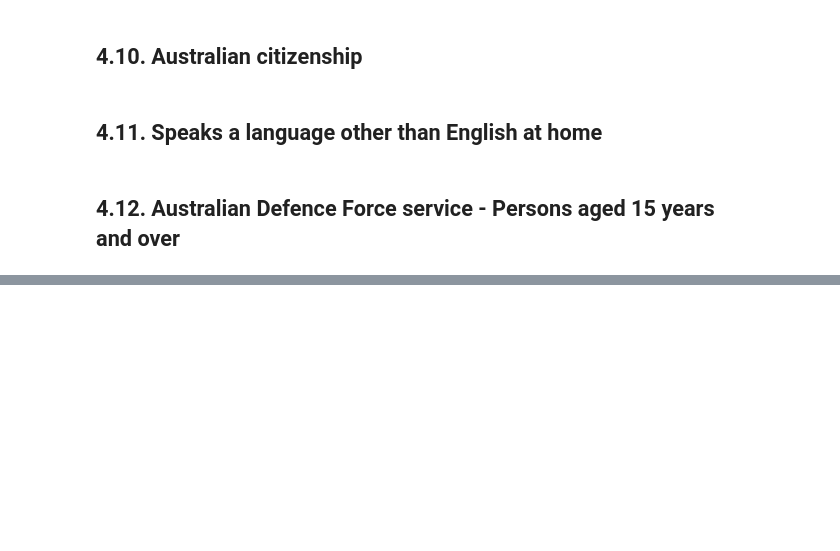
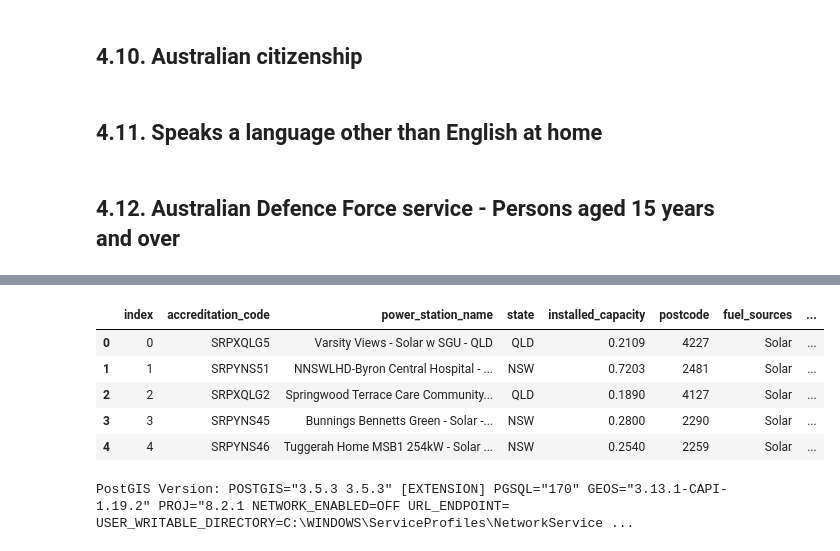
Before and after one commit to mnaufaldr01/de-assignment-1, a Jupyter notebook: assignment1.ipynb, the cells around one changed output, grey strips where cells are left out. Cells and saved outputs as stored; diff of their text form; code cells hidden in the pictures; blank space fills up the shorter version.

```diff
--- a/assignment1.ipynb
+++ b/assignment1.ipynb
@@ -535,0 +512,29 @@ dump_data("Table 2", 6, col_span, 2, table_name, "append")
+# %%
+# Function to return the latitude and longitude of the address using OpenStreetMap Nominatim API
+def geocode_osm(name, state, state_list=None, wait=1):
+    # Base URL for OpenStreetMap Nominatim API
+    base_url = 'https://nominatim.openstreetmap.org/search'
+    headers = {'User-Agent': 'COMP5339'}
+
+    # Try combinations of the address (name, state)
+    address_variants = [name, state]
+
+    for address in address_variants:
+        # Prepare the request parameters
+        params = {'q': address, 'format': 'json'}
+
+        t.sleep(wait)  # Delay to prevent overloading the service
+        # Make a GET request to the Nominatim API
+        response = requests.get(base_url, params=params, headers=headers)
+
+        # Check if the request was successful and if there are results
+        if response.status_code == 200:
+            data = response.json()
+            if data:  # If there's at least one result
+                # Extract latitude and longitude from the first result
+                lat = data[0]['lat']
+                lon = data[0]['lon']
+                return float(lat), float(lon)
+
+        # If no valid location was found, continue with the next address combination
+    return None, None
@@ -535,0 +565,20 @@ dump_data("Table 2", 6, col_span, 2, table_name, "append")
+# %%
+# Apply geocode_osm to each row and unpack results into 'Latitude' and 'Longitude'
+power_station_df['Latitude'], power_station_df['Longitude'] = zip(*power_station_df.apply(lambda row: geocode_osm(row['power_station_name'], row['state']), axis=1))
+
+power_station_df.head()
+# %% [output]
+|  | index | accreditation_code | power_station_name | state | installed_capacity | postcode | fuel_sources | ... |
+| 0 | 0 | SRPXQLG5 | Varsity Views - Solar w SGU - QLD | QLD | 0.2109 | 4227 | Solar | ... |
+| 1 | 1 | SRPYNS51 | NNSWLHD-Byron Central Hospital - ... | NSW | 0.7203 | 2481 | Solar | ... |
+| 2 | 2 | SRPXQLG2 | Springwood Terrace Care Community... | QLD | 0.1890 | 4127 | Solar | ... |
+| 3 | 3 | SRPYNS45 | Bunnings Bennetts Green - Solar -... | NSW | 0.2800 | 2290 | Solar | ... |
+| 4 | 4 | SRPYNS46 | Tuggerah Home MSB1 254kW - Solar ... | NSW | 0.2540 | 2259 | Solar | ... |
+# %%
+# Test connection and check PostGIS status using text() for SQL
+with db_engine.connect() as connection:
+    result = connection.execute(text("SELECT PostGIS_full_version();"))
+    postgis_version = result.fetchone()
+    print(f"PostGIS Version: {postgis_version[0]}")
+# %% [output]
+PostGIS Version: POSTGIS="3.5.3 3.5.3" [EXTENSION] PGSQL="170" GEOS="3.13.1-CAPI-1.19.2" PROJ="8.2.1 NETWORK_ENABLED=OFF URL_ENDPOINT= USER_WRITABLE_DIRECTORY=C:\WINDOWS\ServiceProfiles\NetworkService ...
```
Also changed, not shown: parts of 15 cells of this notebook, 1 other file.
